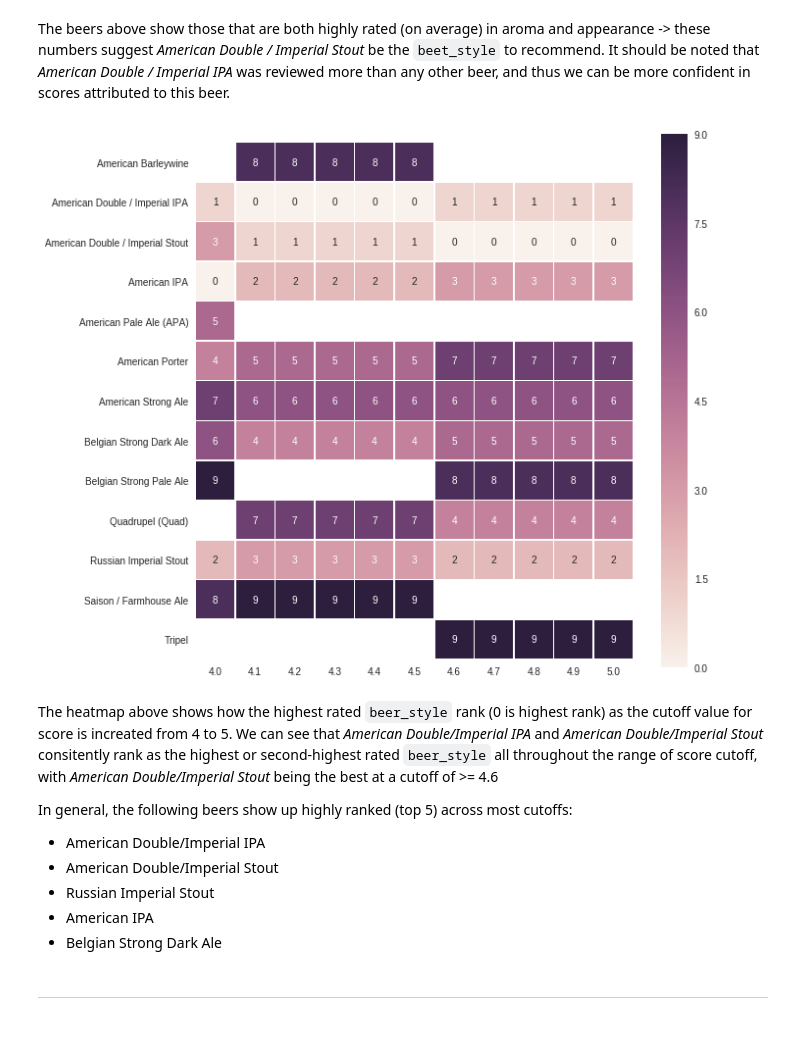
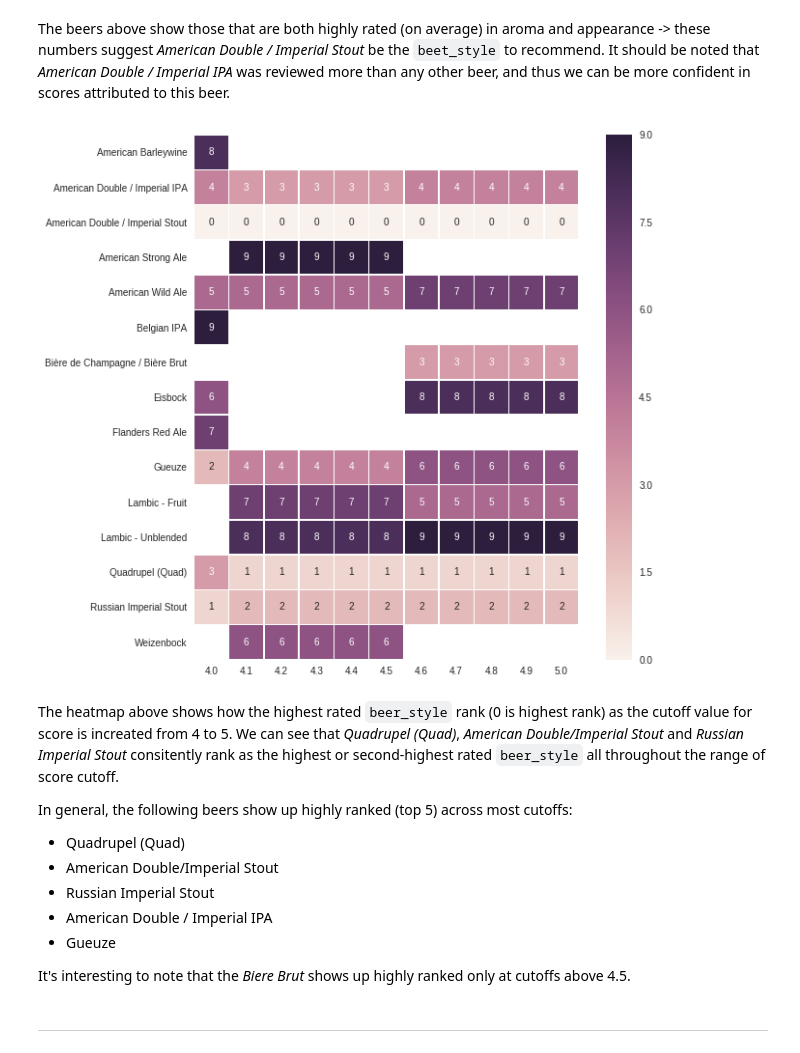
Before and after one commit to ConstantinoSchillebeeckx/CiBO, a Jupyter notebook: notebooks/explore/5.0_beer_style.ipynb, the cells around one changed output. Saved outputs shown, nothing was run; the diff lists cells and outputs as text; code cells hidden in the pictures.

```diff
--- a/notebooks/explore/5.0_beer_style.ipynb
+++ b/notebooks/explore/5.0_beer_style.ipynb
@@ -111,7 +90,20 @@ factors = ['review_aroma', 'review_appearance']
 label = ['beer_style']
 factor_stats = dat[factors + ['combo_score'] + label].groupby('beer_style').agg(['mean','median','std','max'])
 
+factor_stats.columns = ['aroma mean','aroma median','aroma std', 'aroma max',
+                       'appearance mean','appearance median','appearance std', 'appearance max',
+                       'combo mean','combo median','combo std', 'combo max']
+
+counts = dat.groupby('beer_style').count()[['brewery_id']]
+counts.columns = ['num beers']
+abv = dat.groupby('beer_style').mean()[['beer_abv']]
+abv.columns = ['mean abv']
+
+factor_stats = factor_stats.merge(counts, left_index=True, right_index=True)
+factor_stats = factor_stats.merge(abv, left_index=True, right_index=True)
+
+factor_stats.sort_values(('combo mean'), ascending=False).to_csv('../../data/interim/factor_stats.csv', encoding='utf-8')
 
 # naivly sort by mean score and grab top10
-factor_stats.sort_values(('combo_score','mean'), ascending=False).head(10)
+factor_stats.sort_values(('combo mean'), ascending=False).head(10)
 # %% [output]
@@ -131,6 +122,8 @@ factor_stats.sort_values(('combo_score','mean'), ascending=False).head(10)
 # %% [markdown]
 The beers above show those that are both highly rated (on average) in aroma and appearance -> these numbers suggest *American Double / Imperial Stout* be the `beet_style` to recommend. It should be noted that *American Double / Imperial IPA* was reviewed more than any other beer, and thus we can be more confident in scores attributed to this beer.
 # %%
+# we will retain only the most highly ranked beers (by aroma and appearance)
+# and then rank the beers by the ratio of beers that remain in each category
 ranks = dict()
 for cutoff in np.arange(4.0,5.1,0.1):
 
@@ -138,6 +131,11 @@ for cutoff in np.arange(4.0,5.1,0.1):
     score5 = dat[(dat.review_aroma>=cutoff) & (dat.review_appearance>=cutoff)]
     score5_group = score5.groupby('beer_style').count()[['brewery_id']]
     score5_group.columns = ['count_perfect_reviews']
+
+    # merge with pre-filtered counts of beers per style
+    score5_group = score5_group.merge(counts, left_index=True, right_index=True)
+
+    score5_group['ratio'] = score5_group.count_perfect_reviews / score5_group['num beers']
 
     # get number of reviews for each beer_style
     reviews = dat.groupby('beer_style').count()[['brewery_id']]
@@ -152,31 +150,36 @@ for cutoff in np.arange(4.0,5.1,0.1):
     score5_group = score5_group.merge(num_beers, left_index=True, right_index=True, how='inner')
 
     # sort
-    score5_group = score5_group.sort_values('count_perfect_reviews', ascending=False).head(10)
+    score5_group = score5_group.sort_values('ratio', ascending=False).head(10)
 
     # NOTE: rank 0 is highest
-    rank = {str(style):rank for rank,style in enumerate(score5_group.index.tolist())}
+    rank = {str(style.encode('utf-8').strip()):rank for rank,style in enumerate(score5_group.index.tolist())}
 
     ranks[cutoff] = rank
 # %%
 ratings = pd.DataFrame(ranks)
+keep_beers = ratings.index
+ratings.index = [l.decode('utf-8') for l in ratings.index]
 
 plt.figure(figsize=(10,10))
 with sns.axes_style("white"):
     sns.heatmap(ratings, linewidths=.5, square=True, mask=ratings.isnull(), annot=True)
 
 plt.savefig('../reports/figures/5.0_beer_style-0.svg')
+plt.savefig('../reports/figures/5.0_beer_style-0.png')
 # %% [output]
-[figure, old version]
+[figure, new version]
 # %% [markdown]
-The heatmap above shows how the highest rated `beer_style` rank (0 is highest rank) as the cutoff value for score is increated from 4 to 5. We can see that *American Double/Imperial IPA* and *American Double/Imperial Stout* consitently rank as the highest or second-highest rated `beer_style` all throughout the range of score cutoff, with *American Double/Imperial Stout* being the best at a cutoff of >= 4.6
+The heatmap above shows how the highest rated `beer_style` rank (0 is highest rank) as the cutoff value for score is increated from 4 to 5. We can see that *Quadrupel (Quad)*, *American Double/Imperial Stout* and *Russian Imperial Stout* consitently rank as the highest or second-highest rated `beer_style` all throughout the range of score cutoff.
 
 In general, the following beers show up highly ranked (top 5) across most cutoffs:
-- American Double/Imperial IPA
+- Quadrupel (Quad)
 - American Double/Imperial Stout
 - Russian Imperial Stout
-- American IPA
-- Belgian Strong Dark Ale
+- American Double / Imperial IPA
+- Gueuze
+
+It's interesting to note that the *Biere Brut* shows up highly ranked only at cutoffs above 4.5.
 # %% [markdown]
 <hr>
 # %% [markdown]
```
Also changed, not shown: parts of 6 cells of this notebook, 35 other files.
